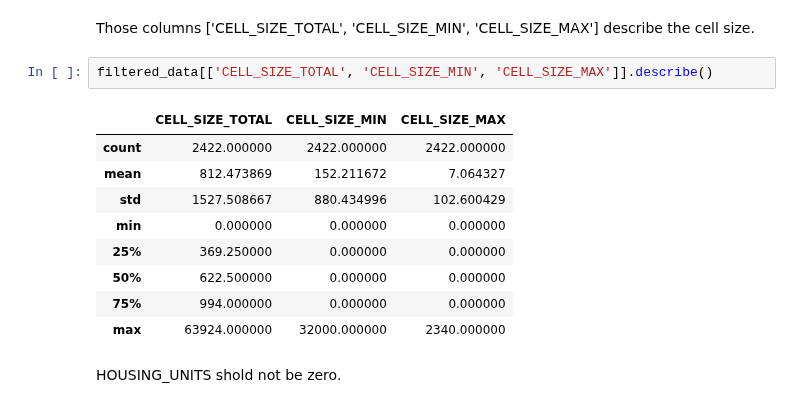
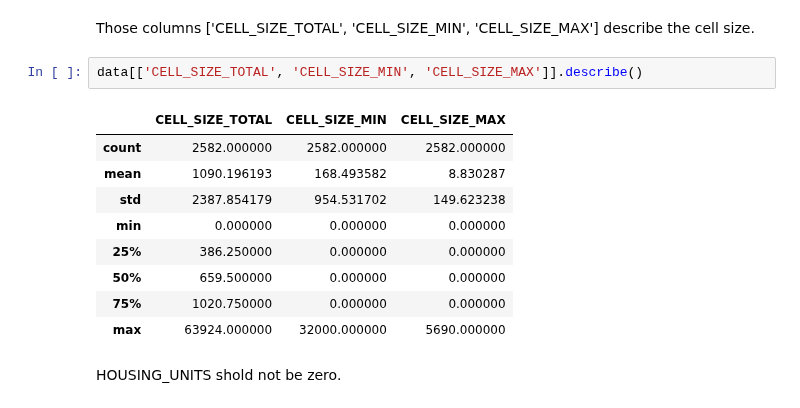
Before and after one commit to MosheMann5750/ML, a Jupyter notebook: FinalProject/ConstructionPlans_withNew.ipynb, the cells around one changed output. Saved outputs shown, nothing was run; the diff lists cells and outputs as text.

```diff
--- a/FinalProject/ConstructionPlans_withNew.ipynb
+++ b/FinalProject/ConstructionPlans_withNew.ipynb
@@ -222,17 +139,17 @@ sns.histplot(data=filtered_data, x="SERVICE_AREA", bins=100, kde=True)
 Those columns ['CELL_SIZE_TOTAL', 'CELL_SIZE_MIN',
        'CELL_SIZE_MAX'] describe the cell size.
 # %%
-filtered_data[['CELL_SIZE_TOTAL', 'CELL_SIZE_MIN', 'CELL_SIZE_MAX']].describe()
+data[['CELL_SIZE_TOTAL', 'CELL_SIZE_MIN', 'CELL_SIZE_MAX']].describe()
 # %% [output]
 |  | CELL_SIZE_TOTAL | CELL_SIZE_MIN | CELL_SIZE_MAX |
-| count | 2422.000000 | 2422.000000 | 2422.000000 |
-| mean | 812.473869 | 152.211672 | 7.064327 |
-| std | 1527.508667 | 880.434996 | 102.600429 |
+| count | 2582.000000 | 2582.000000 | 2582.000000 |
+| mean | 1090.196193 | 168.493582 | 8.830287 |
+| std | 2387.854179 | 954.531702 | 149.623238 |
 | min | 0.000000 | 0.000000 | 0.000000 |
-| 25% | 369.250000 | 0.000000 | 0.000000 |
-| 50% | 622.500000 | 0.000000 | 0.000000 |
-| 75% | 994.000000 | 0.000000 | 0.000000 |
-| max | 63924.000000 | 32000.000000 | 2340.000000 |
+| 25% | 386.250000 | 0.000000 | 0.000000 |
+| 50% | 659.500000 | 0.000000 | 0.000000 |
+| 75% | 1020.750000 | 0.000000 | 0.000000 |
+| max | 63924.000000 | 32000.000000 | 5690.000000 |
 # %% [markdown]
 HOUSING_UNITS shold not be zero.
 # %%
```
Also changed, not shown: parts of 42 cells of this notebook.
